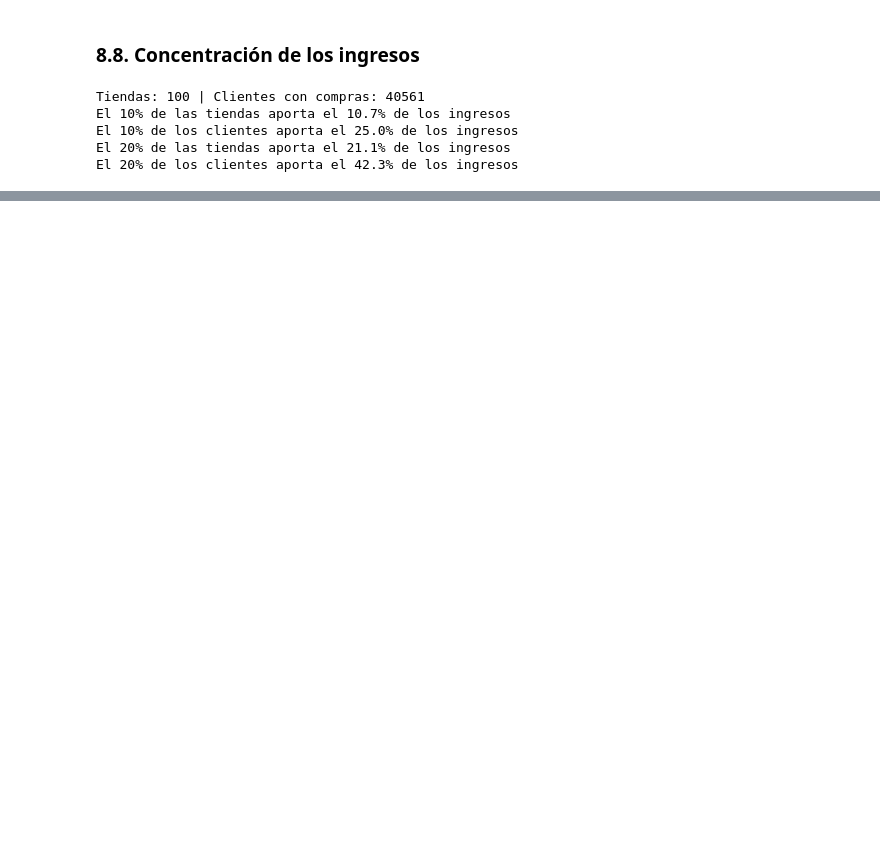
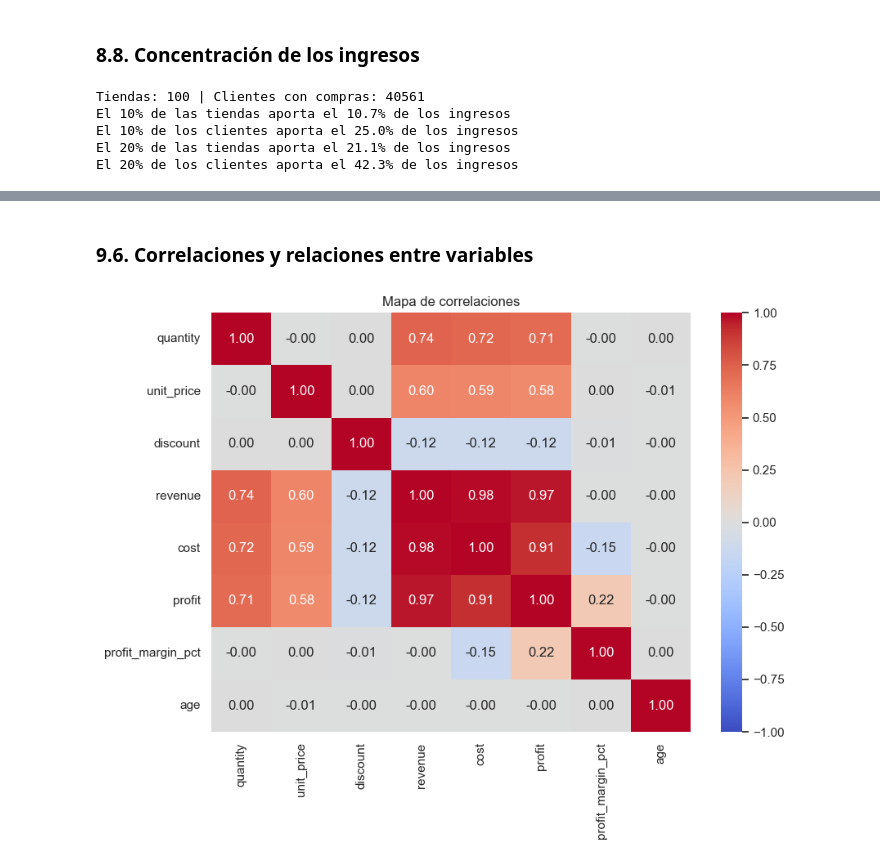
Before and after one commit to SofiaConsoli/Proyecto_Final_Data_and_Analytics, a Jupyter notebook: notebooks/proyecto_final_EDA_python.ipynb, the cells around one changed output, grey strips where cells are left out. Saved outputs shown, nothing was run; the diff lists cells and outputs as text; code cells hidden in the pictures; blank space fills up the shorter version.

```diff
--- a/notebooks/proyecto_final_EDA_python.ipynb
+++ b/notebooks/proyecto_final_EDA_python.ipynb
@@ -937,0 +1291,14 @@ El 20% de los clientes aporta el 42.3% de los ingresos
+# %% [markdown]
+### 9.6. Correlaciones y relaciones entre variables
+# %%
+columnas_corr = ["quantity", "unit_price", "discount", "revenue", "cost", "profit", "profit_margin_pct", "age"]
+correlaciones = eda_df[columnas_corr].corr()
+
+plt.figure(figsize=(9, 7))
+sns.heatmap(correlaciones, annot=True, fmt=".2f", cmap="coolwarm", vmin=-1, vmax=1)
+plt.title("Mapa de correlaciones")
+plt.tight_layout()
+guardar_grafico("09_6_mapa_correlaciones")
+plt.show()
+# %% [output]
+[figure, added]
```
Also changed, not shown: parts of 42 cells of this notebook, 4 other files.
